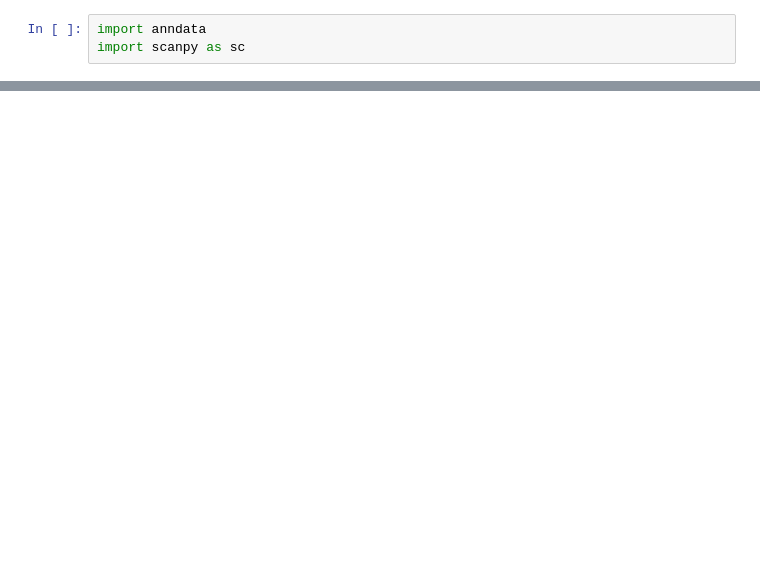
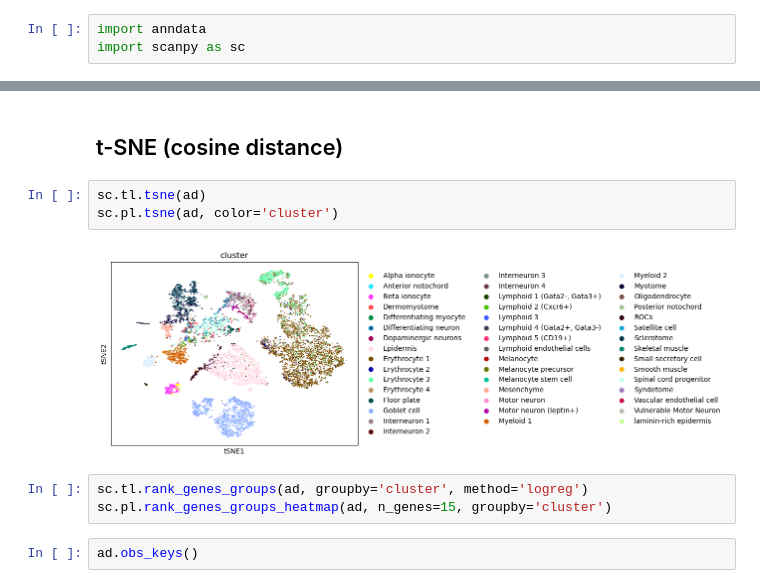
Before and after one commit to wvietor/stat4243_project1, a Jupyter notebook: main.ipynb, the cells around one changed output, grey strips where cells are left out. Cells and saved outputs as stored; diff of their text form; blank space fills up the shorter version.

```diff
--- a/main.ipynb
+++ b/main.ipynb
@@ -20,0 +30,12 @@ ad = anndata.read_h5ad('cleaned_processed_frogtail.h5ad')
+# %% [markdown]
+## t-SNE (cosine distance)
+# %%
+sc.tl.tsne(ad)
+sc.pl.tsne(ad, color='cluster')
+# %% [output]
+[figure, added]
+# %%
+sc.tl.rank_genes_groups(ad, groupby='cluster', method='logreg')
+sc.pl.rank_genes_groups_heatmap(ad, n_genes=15, groupby='cluster')
+# %%
+ad.obs_keys()
```
Also changed, not shown: parts of 9 cells of this notebook.
